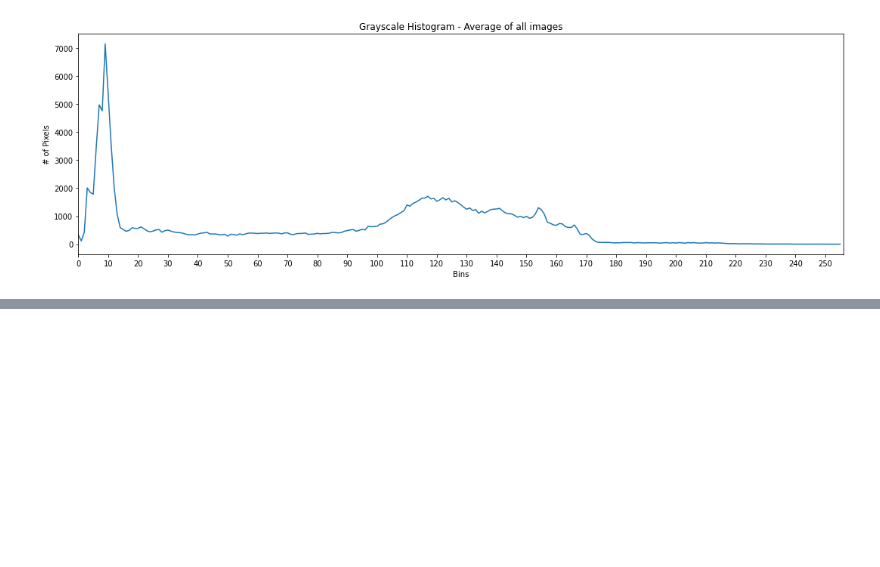
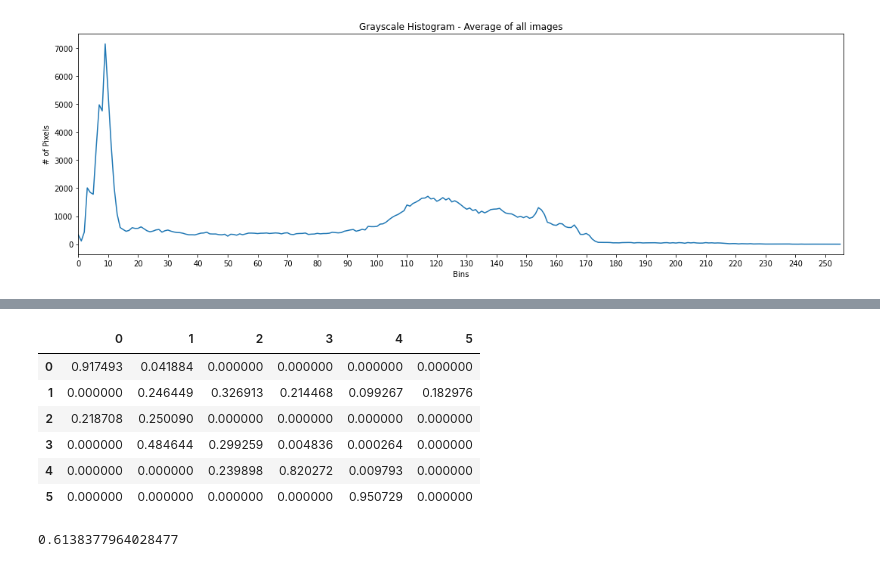
Before and after one commit to Sreekiranar/bham_cvcw, a Jupyter notebook: Computer_Vision_coursework_v2.ipynb, the cells around one changed output, grey strips where cells are left out. Drawn from its saved outputs; the diff is of its cells as text; code cells hidden in the pictures; blank space fills up the shorter version.

```diff
--- a/Computer_Vision_coursework_v2.ipynb
+++ b/Computer_Vision_coursework_v2.ipynb
@@ -142,0 +158,6 @@ for i in range(6):
+# %%
+def dice_binary(mask1, mask2):
+    mask1_pos = mask1.astype(np.float32)
+    mask2_pos = mask2.astype(np.float32)
+    dice = 2 * np.sum(mask1_pos * mask2_pos) / (np.sum(mask1_pos) + np.sum(mask2_pos))
+    return dice
@@ -229,0 +338,49 @@ plt.show()
+# %%
+from collections import defaultdict
+### evaluating for each class
+predict_image = regions
+# def match_and_score(predict_image, label_image):
+label_list = list(range(0,6))
+label_index = {0:'air',1:'skin',2:'skull',3:'csf',4:'gray matter',5:'white matter'}
+# label_list =[0,1]
+dice_score = []
+match_dict = {}
+score = {}
+# print(match_dict)
+dice_scores = []
+for l in label_list:
+    ground_list = []
+    max_score = 0
+    for k in label_index.keys():
+        iou = IOU_binary(predict_image == k, label_image == l)
+        dice = dice_binary(predict_image == k, label_image == l)
+        ground_list.append(dice)
+        if dice > max_score:
+            if !match_dict:
+                match_dict[l]["match"] = k
+                match_dict[l]["score"] = dice
+            elif k not in [match_dict[x]['match'] for x in match_dict.keys()]:
+                match_dict[l]['match'] = k
+                match_dict[l]['score'] = dice
+            elif k in [match_dict[x]['match'] for x in match_dict.keys()]:
+
+                max_score = dice
+    dice_scores.append(ground_list)
+# dice_scores
+# %%
+import pandas as pd
+df = pd.DataFrame(dice_scores)
+# df.reset_index(inplace = True)
+df
+# %% [output]
+|  | 0 | 1 | 2 | 3 | 4 | 5 |
+| 0 | 0.917493 | 0.041884 | 0.000000 | 0.000000 | 0.000000 | 0.000000 |
+| 1 | 0.000000 | 0.246449 | 0.326913 | 0.214468 | 0.099267 | 0.182976 |
+| 2 | 0.218708 | 0.250090 | 0.000000 | 0.000000 | 0.000000 | 0.000000 |
+| 3 | 0.000000 | 0.484644 | 0.299259 | 0.004836 | 0.000264 | 0.000000 |
+| 4 | 0.000000 | 0.000000 | 0.239898 | 0.820272 | 0.009793 | 0.000000 |
+| 5 | 0.000000 | 0.000000 | 0.000000 | 0.000000 | 0.950729 | 0.000000 |
+# %%
+df.max(axis=0).mean()
+# %% [output]
+0.6138377964028477
```
Also changed, not shown: parts of 10 cells of this notebook.
